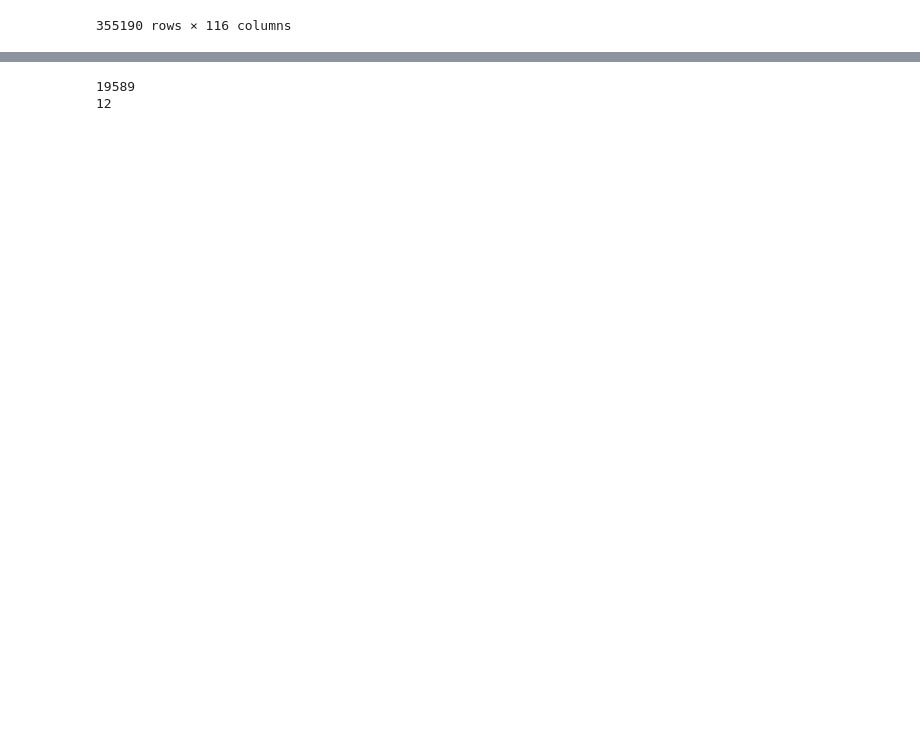
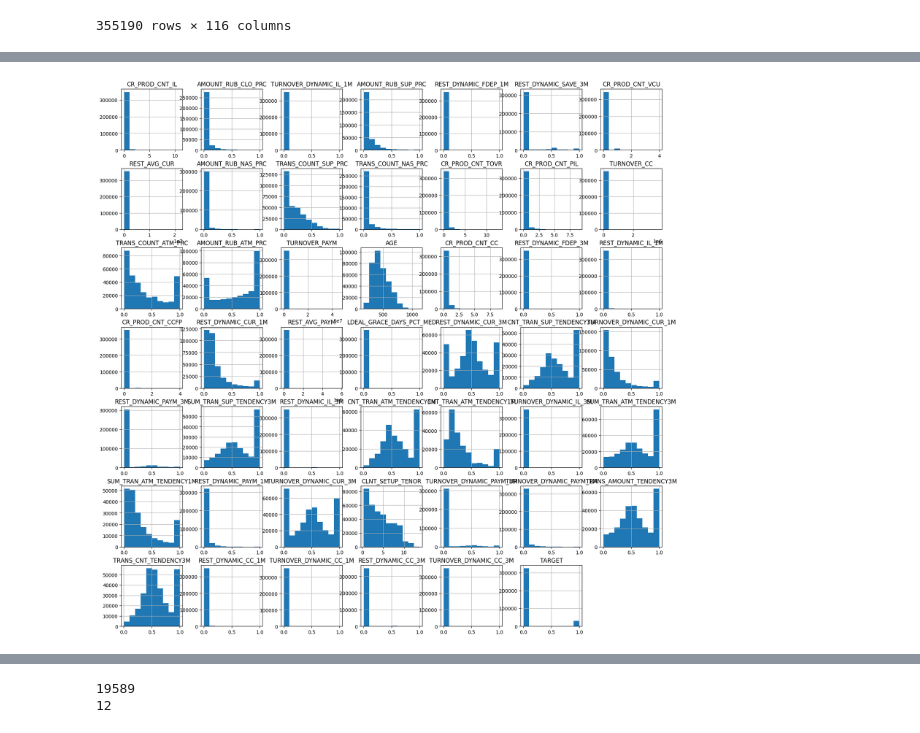
Before and after one commit to danlee65071/churn, a Jupyter notebook: Naive.ipynb, the cells around one changed output, grey strips where cells are left out. Cells and saved outputs as stored; diff of their text form; code cells hidden in the pictures; blank space fills up the shorter version.

```diff
--- a/Naive.ipynb
+++ b/Naive.ipynb
@@ -122,3 +132,8 @@ memory usage: 138.2+ MB
+# %%
+df_.hist(figsize=(20, 20))
+None
+# %% [output]
+[figure, added]
 # %%
 labels = df_['TARGET']
 data = df_.drop(['TARGET'], axis=1)
```
Also changed, not shown: parts of 18 cells of this notebook.
